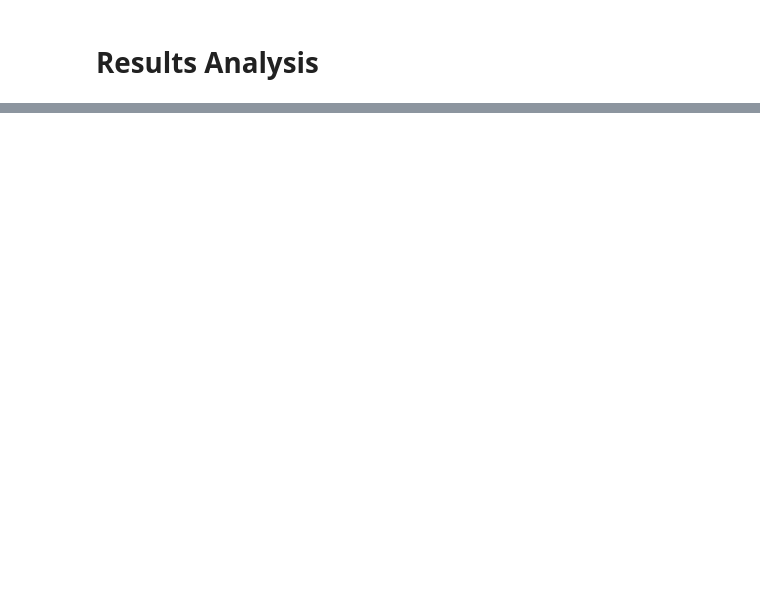
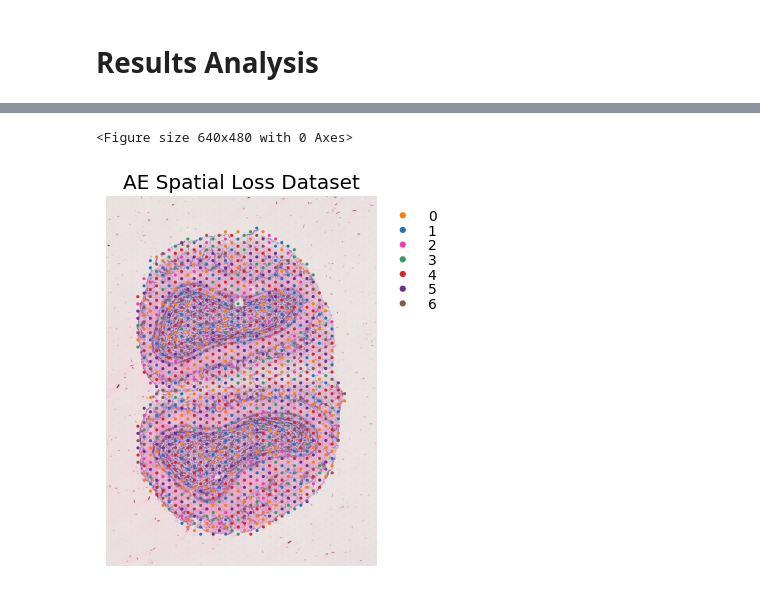
Before and after one commit to GuyAttia/MSC-Final-Project-ST, a Jupyter notebook: notebooks/AE-Log-Transform-NonZeroRMSE-Spatial.ipynb, the cells around one changed output, grey strips where cells are left out. Cells and saved outputs as stored; diff of their text form; code cells hidden in the pictures; blank space fills up the shorter version.

```diff
--- a/notebooks/AE-Log-Transform-NonZeroRMSE-Spatial.ipynb
+++ b/notebooks/AE-Log-Transform-NonZeroRMSE-Spatial.ipynb
@@ -150,0 +216,2 @@ Test loss after exponent = 1.005864143371582
+# %%
+_, obj, _, _ = get_expressions(min_counts=min_counts, min_cells=min_cells, apply_log=apply_log)
@@ -150,0 +225,8 @@ Test loss after exponent = 1.005864143371582
+# %%
+df_test_preds_matrix = pd.DataFrame(df_test_preds_clustering.T)
+df_test_preds_matrix.columns = ae_oe_genes.inverse_transform(df_test_preds_matrix.columns.values.reshape(-1, 1)).reshape(1, -1)[0]
+df_test_preds_matrix.index = ae_oe_spots.inverse_transform(df_test_preds_matrix.index.values.reshape(-1, 1)).reshape(1, -1)[0]
+display(df_test_preds_matrix.head())
+tmp_genes_locations = [obj.var.index.get_loc(key=gene_key) for gene_key in df_test_preds_matrix.columns]
+# Replace the values
+obj.X[:, tmp_genes_locations] = df_test_preds_matrix.values
@@ -150,0 +241,6 @@ Test loss after exponent = 1.005864143371582
+# %%
+pca_kmeans_clustering(
+    data_obj=obj,
+    title='AE Spatial Loss Dataset'
+)
+# %% [output]
@@ -150,0 +253,2 @@ Test loss after exponent = 1.005864143371582
+<Figure size 640x480 with 0 Axes>
+[figure, added]
```
Also changed, not shown: parts of 23 cells of this notebook, 6 other files.
